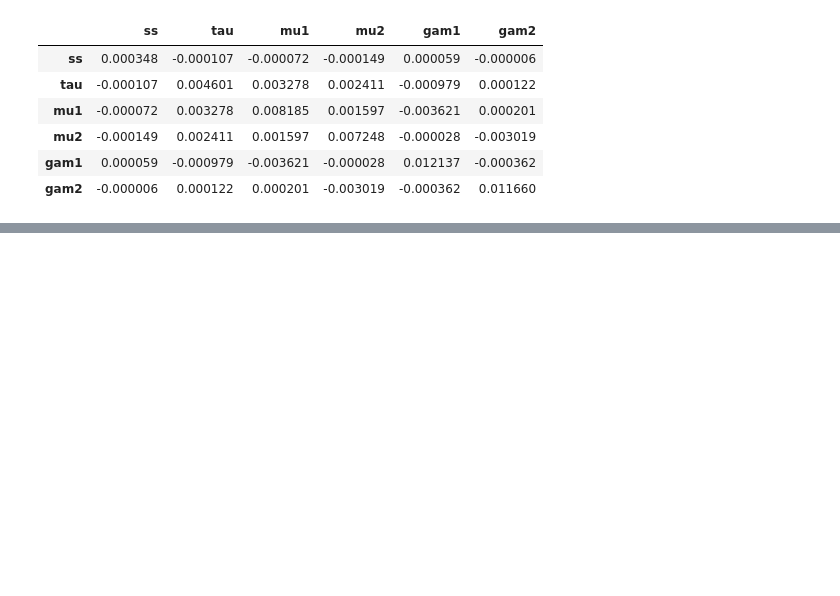
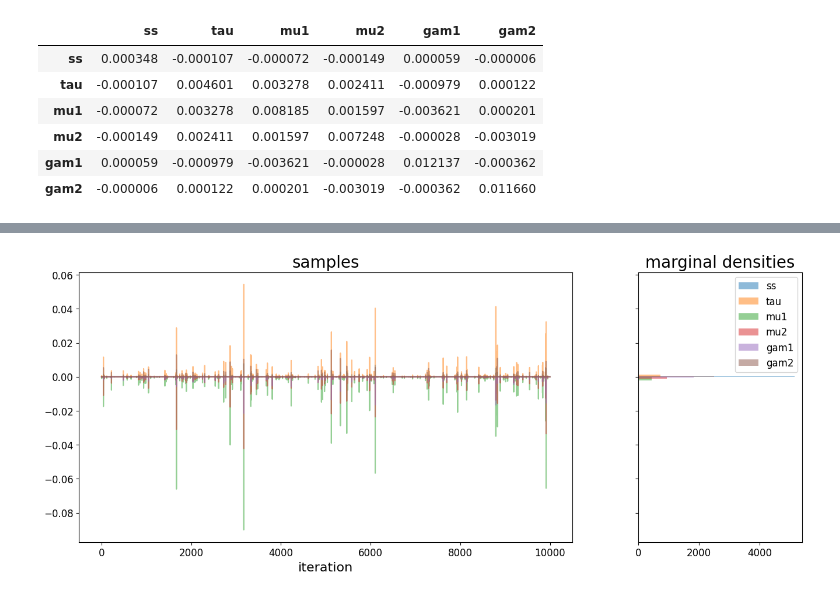
Before and after one commit to etrieschman/gene-expr, a Jupyter notebook: code/Trieschman_STATS370_Final.ipynb, the cells around one changed output, grey strips where cells are left out. Drawn from its saved outputs; the diff is of its cells as text; code cells hidden in the pictures; blank space fills up the shorter version.

```diff
--- a/code/Trieschman_STATS370_Final.ipynb
+++ b/code/Trieschman_STATS370_Final.ipynb
@@ -341,0 +344,11 @@ covariance
+# %%
+# t distribution
+M = (torch.sum(torch.square(Y[groups==1] - torch.mean(Y[groups == 1], axis=0))) +
+     torch.sum(torch.square(Y[groups==2] - torch.mean(Y[groups == 2], axis=0)))).detach().numpy()
+t_nu = 2*(ns[0] + ns[1]) - 4
+t_Sigma = M/nu * torch.diag(torch.tensor([1/ns[0], 1/ns[0], 1/ns[1], 1/ns[1]]))
+t_mu = torch.cat([torch.mean(Y[groups == 1], axis=0), torch.mean(Y[groups == 2], axis=0)]).detach().numpy()
+
+mu1, mu2, gam1, gam2 = sps.multivariate_t.rvs(loc=t_mu, shape=t_Sigma, df=t_nu)
+mu = torch.tensor([mu1, mu2])
+gam = torch.tensor([gam1, gam2])
@@ -341,0 +387,36 @@ covariance
+# %%
+def weight_is_cand(theta, Y, groups):
+    # unravel theta
+    ss, tau, mu1, mu2, gam1, gam2 = theta
+    mu = torch.tensor([mu1, mu2])
+    gam = torch.tensor([gam1, gam2])
+
+    #get counts
+    __, ns = np.unique(groups, return_counts=True)
+    n = ns.sum()
+
+    sum_square = (torch.sum(torch.square(Y[groups == 3] - (mu + gam)/2)) +
+                  torch.sum(torch.square(Y[groups == 4] - tau*mu - (1-tau)*gam)))
+
+    u = (1/ss)**(ns[2] + ns[3]) * torch.exp(-1/(2*ss) * sum_square)
+
+    return u
+# %%
+theta = []
+u = []
+for i in range(10000):
+    theta_i = val_is_cand(Y, groups)
+    theta += [theta_i]
+    u += [weight_is_cand(theta=theta_i, Y=Y, groups=groups)]
+
+theta = torch.tensor(theta)
+u = torch.tensor(u)
+w = u / torch.sum(u)
+# %%
+theta_hat = theta
+for i in range(theta.shape[1]):
+    theta_hat[:,i] = theta_hat[:,i] * w
+# %%
+plot_marginals(theta_hat)
+# %% [output]
+[figure, added]
```
Also changed, not shown: parts of 7 cells of this notebook.
